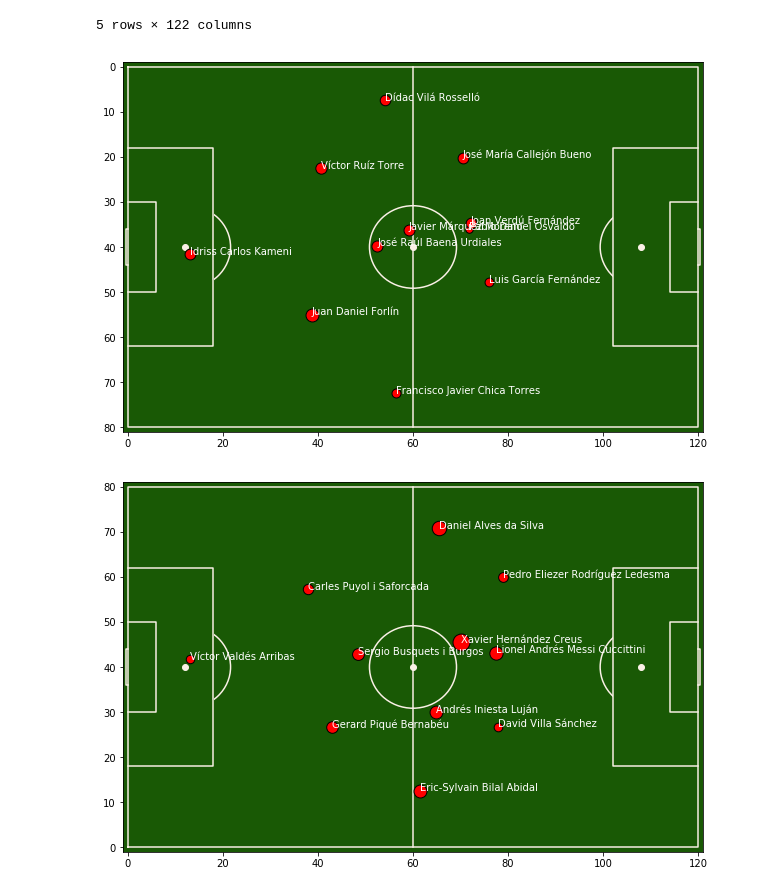
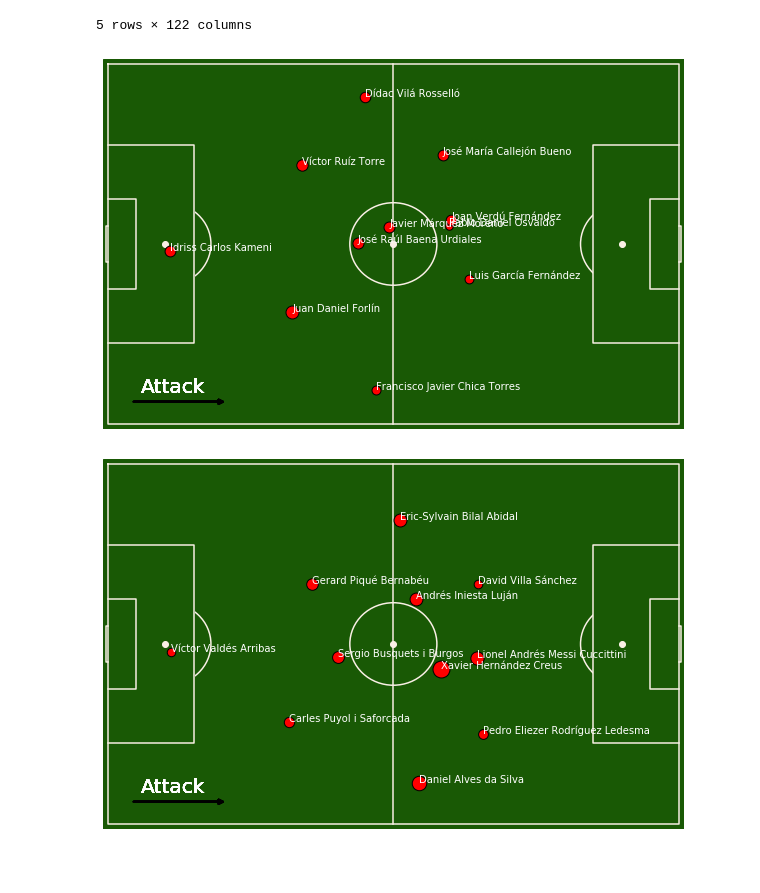
Before and after one commit to koushikkirugulige/Football-Analytics, a Jupyter notebook: 11tegen11 position map.ipynb, the cells around one changed output. Drawn from its saved outputs; the diff is of its cells as text; code cells hidden in the pictures; blank space fills up the shorter version.

Commit message:
invert y_axis and hide ticks added

```diff
--- a/11tegen11 position map.ipynb
+++ b/11tegen11 position map.ipynb
@@ -15,6 +15,7 @@ from matplotlib.patches import Arc, Rectangle, ConnectionPatch
 from matplotlib.offsetbox import  OffsetImage
 import StatsbombPitch as sb
 from functools import reduce
+from pandas.io.json import json_normalize
 
 Xg_req = pd.DataFrame(data=None)
 
@@ -23,7 +24,7 @@ with codecs.open("%s" % path + filename,encoding='utf-8') as data_file:
     data = json.load(data_file)
     df = pd.DataFrame(data=None)
 
-    df = pd.json_normalize(data, sep = "_")
+    df = json_normalize(data, sep = "_")
 
         #df =  df[(df['type_name'] == "Shot")]
         #df = df.loc[:,['location','shot_body_part_id','shot_end_location','shot_one_on_one','shot_technique_id','shot_type_id','under_pressure','shot_outcome_id']]
@@ -85,8 +86,8 @@ pass_home.head()
 players = home_team_list
 #fig=plt.figure() #set up the figures
 sb.sb_pitch("#195905","#faf0e6","horizontal","full")
-plt.axis('on')
-plt.gca().invert_yaxis()
+plt.axis('off')
+
 for player in players:
     x_avg = 0
     y_avg = 0
@@ -105,30 +106,39 @@ for player in players:
     #print(x_avg,y_avg,players[player])
         plt.scatter(x_avg, y_avg, s= (3 *touches ),color="red",edgecolors="black",zorder = 15)
         plt.annotate(player, (x_avg, y_avg),zorder = 20,color = 'white')
+        plt.gca().invert_yaxis()
+        plt.annotate("", xy=(25, 75), xytext=(5, 75),
+        arrowprops=dict(arrowstyle="->", linewidth=2))
+        plt.text(7,73,'Attack',fontsize=20,color = 'white')
 plt.show()
 # %% [output]
-[figure, old version]
+[figure, new version]
 # %%
 players = away_list #['Alisson Ramsés Becker','Fágner Conserva Lemos','Fernando Luiz Rosa','Gabriel Fernando de Jesus','João Miranda de Souza Filho','José Paulo Bezzera Maciel Júnior','Marcelo Vieira da Silva Júnior','Neymar da Silva Santos Junior','Philippe Coutinho Correia','Thiago Emiliano da Silva','Willian Borges da Silva']
 sb.sb_pitch("#195905","#faf0e6","horizontal","full")
-plt.axis('on')
+plt.axis('off')
 for player in players:
     x_avg = 0
     y_avg = 0
     touches = 0
     if player not in substitution_away:
     #print(players[player])
         play_temp = pass_away[(pass_away.player_name == player)]
     #print(play_temp.location, players[player])
         for i in range(len(play_temp)):
             touches+=1
             x_avg = x_avg + play_temp.iloc[i]['location'][0]
             y_avg = y_avg + play_temp.iloc[i]['location'][1]
         x_avg = x_avg/len(play_temp)
         y_avg = y_avg/len(play_temp)
     #print(x_avg,y_avg,players[player])
         plt.scatter(x_avg, y_avg, s= (3 *touches ),color="red",edgecolors="black",zorder = 15)
         plt.annotate(player, (x_avg, y_avg),zorder = 20,color = 'white')
+        plt.annotate("", xy=(25, 75), xytext=(5, 75),
+        arrowprops=dict(arrowstyle="->", linewidth=2))
+        plt.text(7,73,'Attack',fontsize=20,color = 'white')
+        plt.gca().invert_yaxis()
+
 plt.show()
 # %% [output]
-[figure, old version]
+[figure, new version]
```
